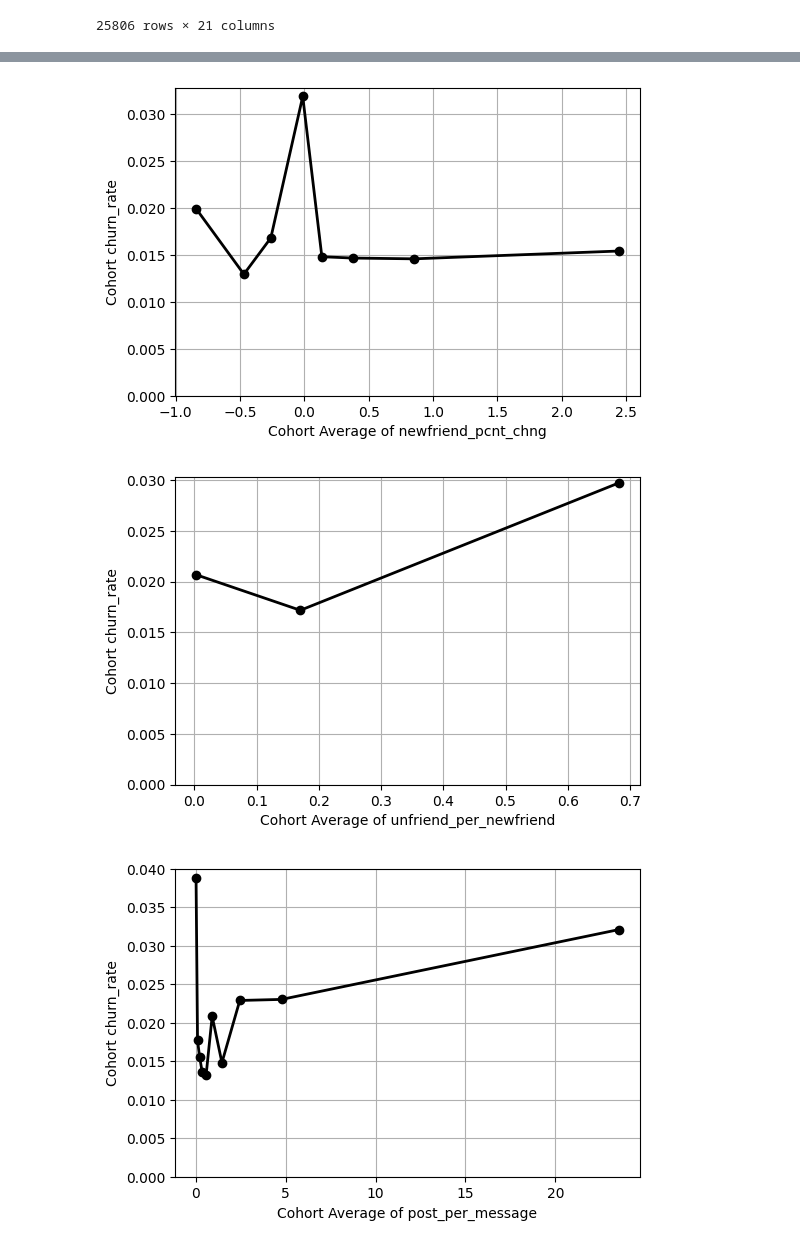
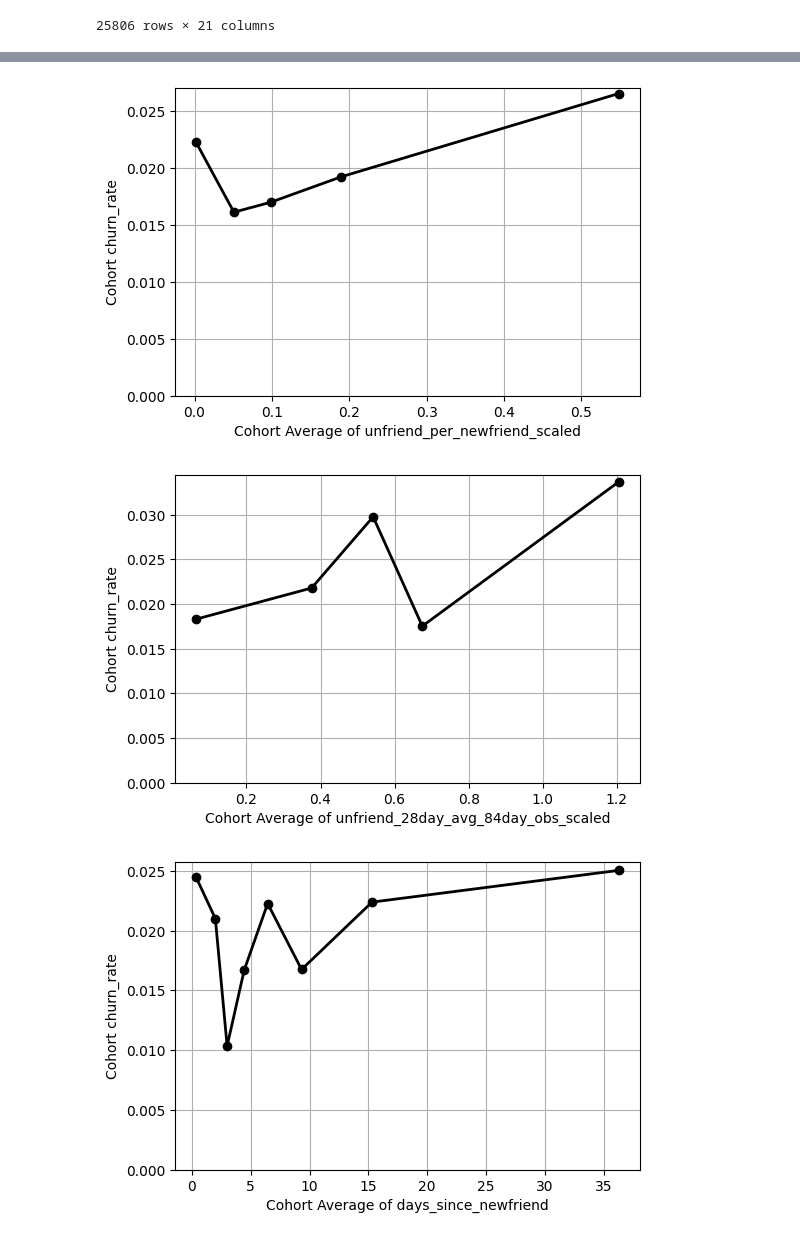
Before and after one commit to alejandro-armenta/churn, a Jupyter notebook: Metric_Cohorts.ipynb, the cells around one changed output, grey strips where cells are left out. Drawn from its saved outputs; the diff is of its cells as text; code cells hidden in the pictures.

```diff
--- a/Metric_Cohorts.ipynb
+++ b/Metric_Cohorts.ipynb
@@ -9,7 +9,7 @@ import matplotlib.pyplot as plt
 
 import os
 
-churn_data=pd.read_csv("socialnet7/socialnet7_dataset2.csv", index_col=[0,1])
+churn_data=pd.read_csv("socialnet7_dataset2.csv", index_col=[0,1])
 churn_data
 #churn_data=churn_data[churn_data['adview_per_post'] != 0]
 # %% [output]
@@ -30,6 +30,9 @@ churn_data
 # %%
 
 metric_list = [
+    'unfriend_per_month',
+    'unfriend_per_newfriend_scaled',
+    'unfriend_28day_avg_84day_obs_scaled',
     'days_since_newfriend',
     'newfriend_pcnt_chng',
     'unfriend_per_newfriend',
@@ -76,3 +79,3 @@ for i in metric_list:
-[figure, old version]
+[figure, new version]
-[figure, old version]
+[figure, new version]
-[figure, old version]
+[figure, new version]
```
Also changed, not shown: parts of 1 cell of this notebook, 8 other files.
